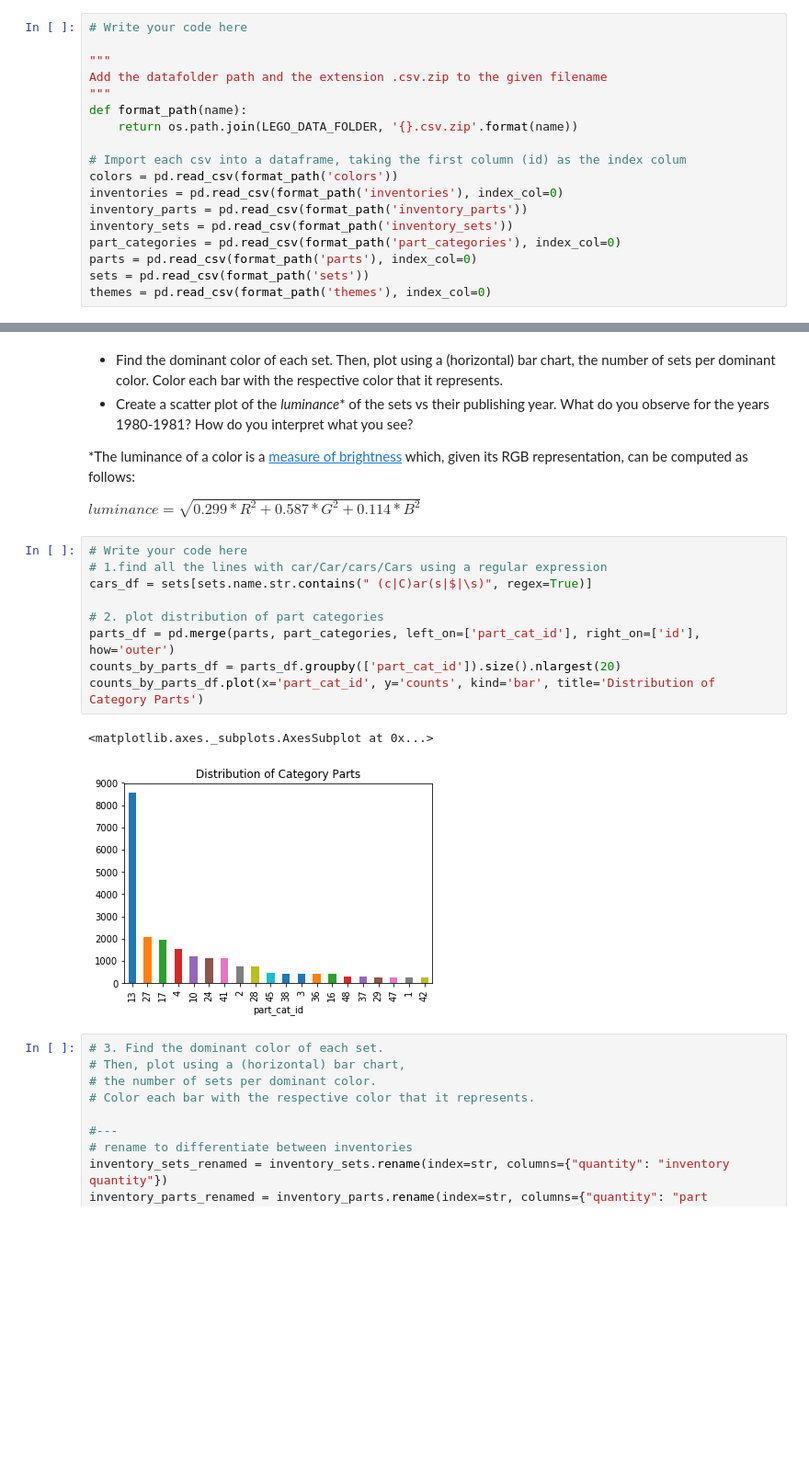
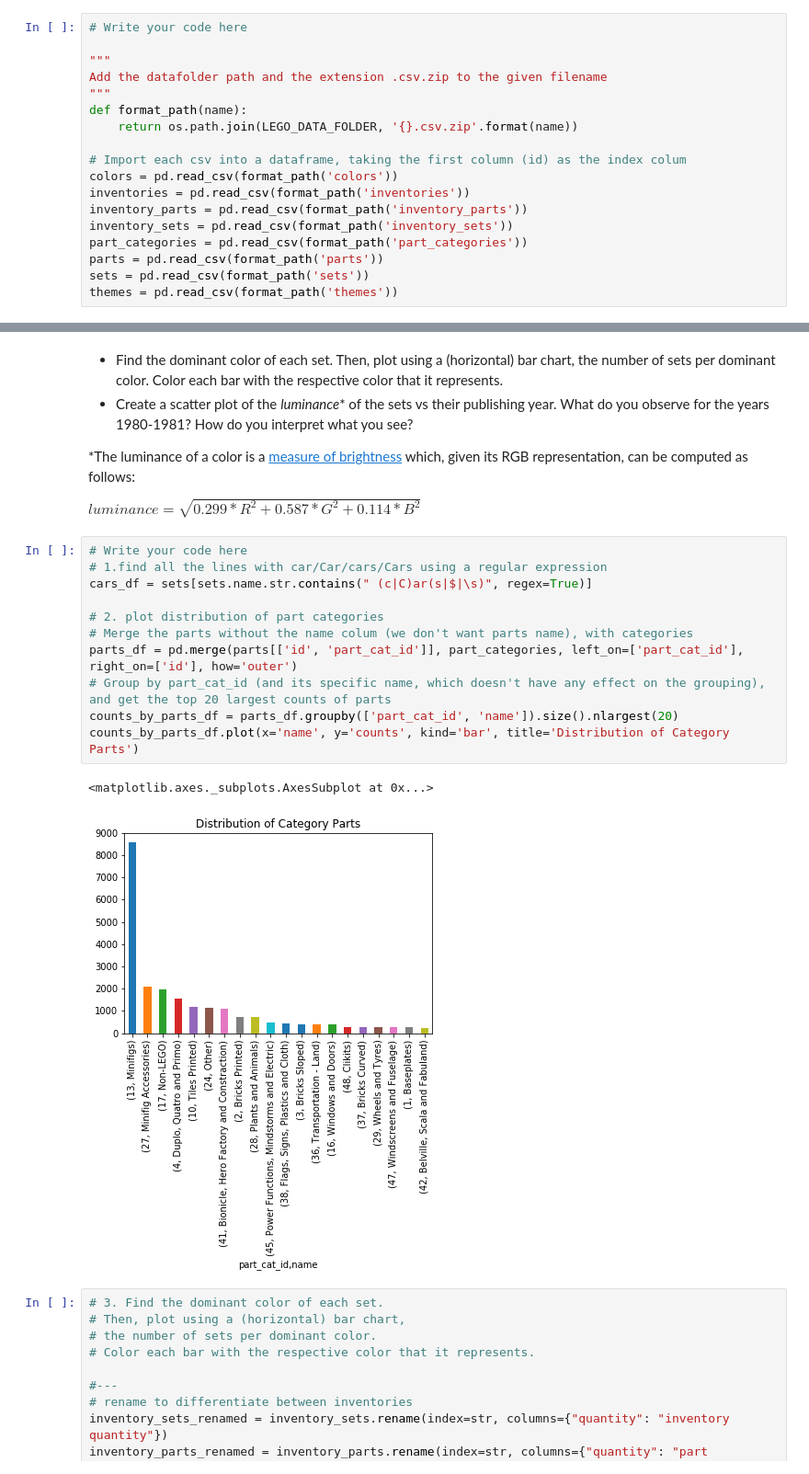
Before and after one commit to Sytta/ADA2018-Homework-CANada, a Jupyter notebook: 01 - Pandas and Data Wrangling/Exercise 1.ipynb, the cells around one changed output, grey strips where cells are left out. Shown: that part at 92% size. Cells and saved outputs as stored; diff of their text form; blank space fills up the shorter version.

```diff
--- a/01 - Pandas and Data Wrangling/Exercise 1.ipynb
+++ b/01 - Pandas and Data Wrangling/Exercise 1.ipynb
@@ -44,13 +44,13 @@ def format_path(name):
 
 # Import each csv into a dataframe, taking the first column (id) as the index colum
 colors = pd.read_csv(format_path('colors'))
-inventories = pd.read_csv(format_path('inventories'), index_col=0)
+inventories = pd.read_csv(format_path('inventories'))
 inventory_parts = pd.read_csv(format_path('inventory_parts'))
 inventory_sets = pd.read_csv(format_path('inventory_sets'))
-part_categories = pd.read_csv(format_path('part_categories'), index_col=0)
-parts = pd.read_csv(format_path('parts'), index_col=0)
+part_categories = pd.read_csv(format_path('part_categories'))
+parts = pd.read_csv(format_path('parts'))
 sets = pd.read_csv(format_path('sets'))
-themes = pd.read_csv(format_path('themes'), index_col=0)
+themes = pd.read_csv(format_path('themes'))
 # %% [markdown]
 ### A2. Cleaning phase
 Explore the following columns from your dataset:
@@ -97,15 +97,17 @@ $luminance = \sqrt{0.299*R^2 + 0.587*G^2 + 0.114*B^2}$
 # %%
 # Write your code here
 # 1.find all the lines with car/Car/cars/Cars using a regular expression
 cars_df = sets[sets.name.str.contains(" (c|C)ar(s|$|\s)", regex=True)]
 
 # 2. plot distribution of part categories
-parts_df = pd.merge(parts, part_categories, left_on=['part_cat_id'], right_on=['id'], how='outer')
-counts_by_parts_df = parts_df.groupby(['part_cat_id']).size().nlargest(20)
-counts_by_parts_df.plot(x='part_cat_id', y='counts', kind='bar', title='Distribution of Category Parts')
+# Merge the parts without the name colum (we don't want parts name), with categories
+parts_df = pd.merge(parts[['id', 'part_cat_id']], part_categories, left_on=['part_cat_id'], right_on=['id'], how='outer')
+# Group by part_cat_id (and its specific name, which doesn't have any effect on the grouping), and get the top 20 largest counts of parts
+counts_by_parts_df = parts_df.groupby(['part_cat_id', 'name']).size().nlargest(20)
+counts_by_parts_df.plot(x='name', y='counts', kind='bar', title='Distribution of Category Parts')
 # %% [output]
 <matplotlib.axes._subplots.AxesSubplot at 0x...>
-[figure, old version]
+[figure, new version]
 # %%
 # 3. Find the dominant color of each set.
 # Then, plot using a (horizontal) bar chart,
```
Also changed, not shown: parts of 19 cells of this notebook, 1 other file.
